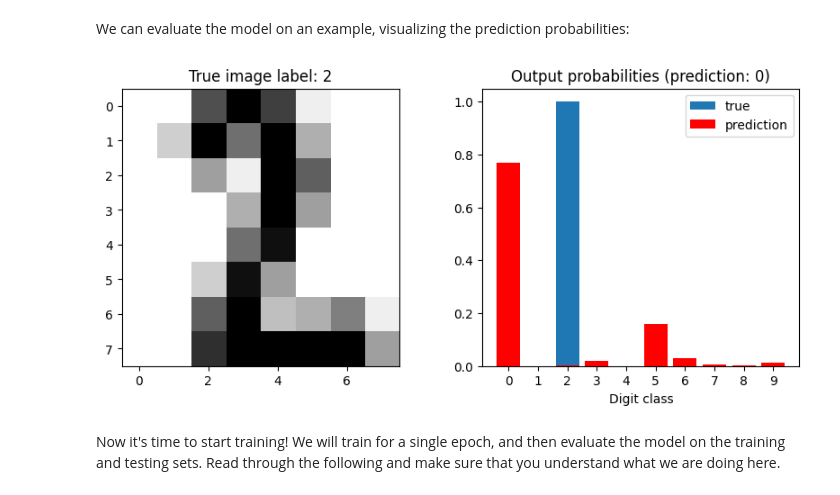
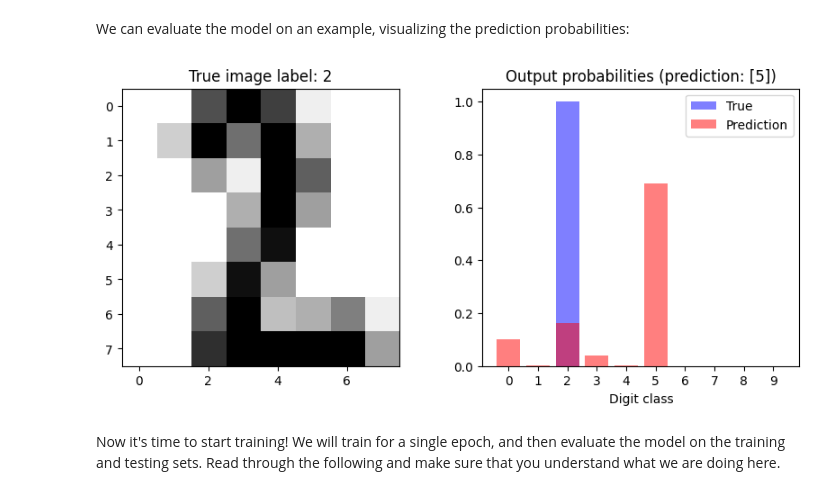
Before and after one commit to joeypohie/deep_learning, a Jupyter notebook: 01_materials/labs/lab_2.ipynb, the cells around one changed output. Cells and saved outputs as stored; diff of their text form; code cells hidden in the pictures.

```diff
--- a/01_materials/labs/lab_2.ipynb
+++ b/01_materials/labs/lab_2.ipynb
@@ -242,24 +251,33 @@ We can evaluate the model on an example, visualizing the prediction probabilitie
 # %%
 def plot_prediction(model, sample_idx=0, classes=range(10)):
     fig, (ax0, ax1) = plt.subplots(nrows=1, ncols=2, figsize=(10, 4))
 
-    ax0.imshow(X_test[sample_idx:sample_idx+1].reshape(8, 8),
+    # Display the original image
+    ax0.imshow(X_test[sample_idx].reshape(8, 8),
                cmap=plt.cm.gray_r, interpolation='nearest')
-    ax0.set_title("True image label: %d" % y_test[sample_idx]);
+    ax0.set_title("True image label: %d" % y_test[sample_idx])
 
+    # Fix: Reshape input for forward pass
+    X_sample = X_test[sample_idx].reshape(1, -1)  # Ensure it's a 2D array
+    y_true_onehot = one_hot(len(classes), y_test[sample_idx])  # One-hot encode true label
+    y_pred_probs = model.forward(X_sample).squeeze()  # Fix: Ensure it's 1D
 
-    ax1.bar(classes, one_hot(len(classes), y_test[sample_idx]), label='true')
-    ax1.bar(classes, model.forward(X_test[sample_idx]), label='prediction', color="red")
+    # Fix: Ensure labels match probabilities in bar chart
+    ax1.bar(classes, y_true_onehot, label='True', alpha=0.5, color="blue")
+    ax1.bar(classes, y_pred_probs, label='Prediction', alpha=0.5, color="red")
     ax1.set_xticks(classes)
-    prediction = model.predict(X_test[sample_idx])
-    ax1.set_title('Output probabilities (prediction: %d)'
-                  % prediction)
+
+    prediction = model.predict(X_sample)
+    ax1.set_title(f'Output probabilities (prediction: {prediction})')
     ax1.set_xlabel('Digit class')
     ax1.legend()
 
+    plt.show()
+
+# Run the fixed function
 plot_prediction(lr, sample_idx=0)
 # %% [output]
-[figure, old version]
+[figure, new version]
 # %% [markdown]
 Now it's time to start training! We will train for a single epoch, and then evaluate the model on the training and testing sets. Read through the following and make sure that you understand what we are doing here.
 # %%
```
Also changed, not shown: parts of 10 cells of this notebook.
